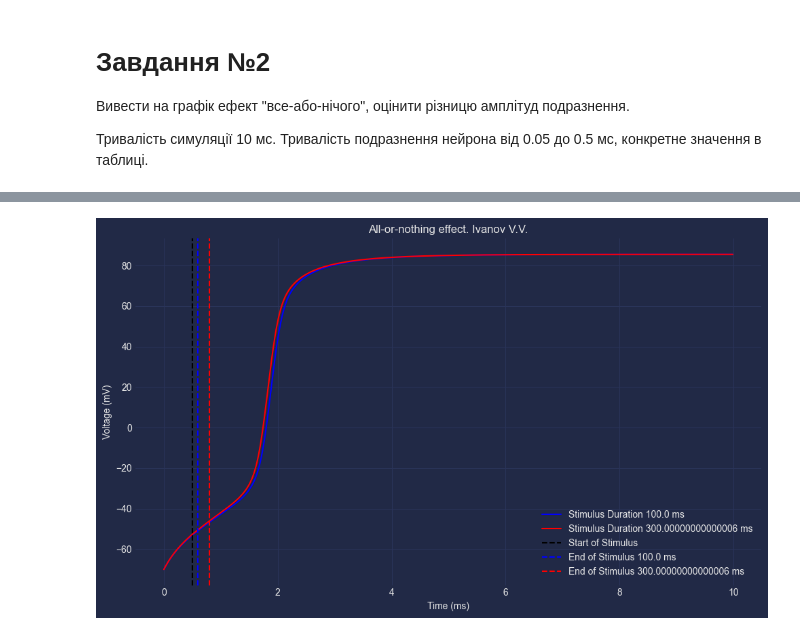
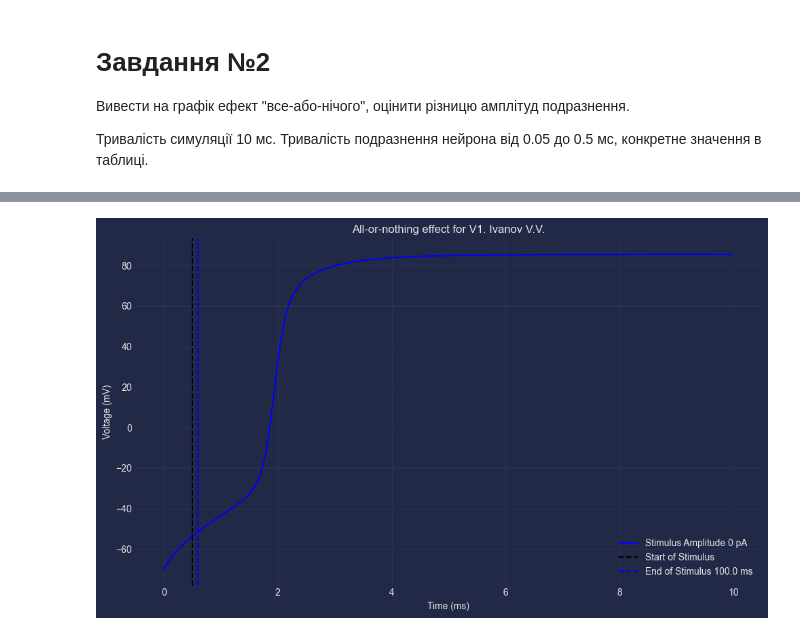
Before and after one commit to VAlduinV/KPI_tasks, a Jupyter notebook: HW_6/Task_6.ipynb, the cells around one changed output, grey strips where cells are left out. Drawn from its saved outputs; the diff is of its cells as text; code cells hidden in the pictures.

```diff
--- a/HW_6/Task_6.ipynb
+++ b/HW_6/Task_6.ipynb
@@ -98,46 +98,103 @@ def all_or_nothing_simulation(T0, dt, stimulus_duration):
     model.I_func = lambda t: 0
     V_rest, m, h, n, time = model.simulate()
 
-    # Simulate with the first stimulus (0.1 ms duration, smaller amplitude)
-    model.I_func = lambda t: 0 if (0.5 <= t <= 0.5 + stimulus_duration) else 1
+    # Find the minimum current that does not cause an action potential
+    min_current = find_min_current_for_AP(T0, dt, stimulus_duration)
+
+    # Simulate with the first stimulus (0.1 ms duration, min_current amplitude)
+    model.I_func = lambda t: min_current if (0.5 <= t <= 0.5 + stimulus_duration) else 0
     V1, m, h, n, time = model.simulate()
     peak_amplitude1 = max(V1)  # Peak amplitude of the first response
 
-    # Simulate with the second stimulus (0.1 ms duration, larger amplitude)
-    model.I_func = lambda t: 0 if (0.5 <= t <= 0.5 + stimulus_duration) else 2
+    # Simulate with the second stimulus (0.1 ms duration, slightly larger amplitude)
+    model.I_func = lambda t: min_current + 0.1 if (0.5 <= t <= 0.5 + stimulus_duration) else 0
     V2, m, h, n, time = model.simulate()
     peak_amplitude2 = max(V2)  # Peak amplitude of the second response
 
     return V_rest, V1, V2, time, peak_amplitude1, peak_amplitude2
 
 
-def plot_all_or_nothing(V1, V2, time, stimulus_duration):
+def plot_all_or_nothing(V1, V2, time, stimulus_duration, min_current):
+    # Plot for V1
     plt.figure(figsize=(10, 6))
-
-    plt.plot(time, V1, 'b', label=f"Stimulus Duration {stimulus_duration*1000} ms")
-    plt.plot(time, V2, 'r', label=f"Stimulus Duration {(stimulus_duration+0.2)*1000} ms")
-
-    # Add vertical lines indicating the stimulus duration
+    plt.plot(time, V1, 'b', label=f"Stimulus Amplitude {round(min_current, 2)} pA")
     plt.axvline(x=0.5, color='k', linestyle='--', label='Start of Stimulus')
     plt.axvline(x=0.5 + stimulus_duration, color='b', linestyle='--', label=f'End of Stimulus {stimulus_duration*1000} ms')
-    plt.axvline(x=0.5 + stimulus_duration + 0.2, color='r', linestyle='--', label=f'End of Stimulus {(stimulus_duration+0.2)*1000} ms')
-
     plt.ylabel('Voltage (mV)')
     plt.xlabel('Time (ms)')
-    plt.title("All-or-nothing effect. Ivanov V.V.")
+    plt.title("All-or-nothing effect for V1. Ivanov V.V.")
     plt.legend()
     plt.tight_layout()
     plt.grid(True)
     plt.show()
 
+    # Plot for V2
+    plt.figure(figsize=(10, 6))
+    plt.plot(time, V2, 'r', label=f"Stimulus Amplitude {round(min_current + 0.1, 2)} pA")
+    plt.axvline(x=0.5, color='k', linestyle='--', label='Start of Stimulus')
+    plt.axvline(x=0.5 + stimulus_duration, color='b', linestyle='--', label=f'End of Stimulus {stimulus_duration*1000} ms')
+    plt.ylabel('Voltage (mV)')
+    plt.xlabel('Time (ms)')
+    plt.title("All-or-nothing effect for V2. Ivanov V.V.")
+    plt.legend()
+    plt.tight_layout()
+    plt.grid(True)
+    plt.show()
+
+
+def find_min_current_for_AP(T0, dt, stimulus_duration, threshold=-20):
+    model = HodgkinHuxleyModel(T0, dt)
+
+    min_current = 0
+    max_current = 100
+    tol = 0.1
+
+    while max_current - min_current > tol:
+        current = (min_current + max_current) / 2
+        model.I_func = lambda t: current if 0.5 <= t <= 0.5 + stimulus_duration else 0
+        V, m, h, n, time = model.simulate()
+        if max(V) > threshold:
+            max_current = current
+        else:
+            min_current = current
+
+    return min_current
+
+
+def plot_input_current(T0, dt, stimulus_duration, max_current):
+    # Defining the time array
+    time = np.arange(0, T0, dt)
+
+    # Define the input current function
+    Iin_func = lambda t: max_current if (0.5 <= t <= 0.5 + stimulus_duration) else 0
+    Iin = [Iin_func(t) for t in time]
+
+    # Plotting the input current against time
+    plt.figure(figsize=(10, 6))
+    plt.plot(time, Iin, 'g', label=f"Input Current (Iin)")
+    plt.axvline(x=0.5, color='k', linestyle='--', label='Start of Stimulus')
+    plt.axvline(x=0.5 + stimulus_duration, color='k', linestyle=':', label=f'End of Stimulus {stimulus_duration*1000} ms')
+    plt.ylabel('Input Current (pA)')
+    plt.xlabel('Time (ms)')
+    plt.title("Input Current (Iin) against Time (T). Ivanov V.V.")
+    plt.legend()
+    plt.tight_layout()
+    plt.grid(True)
+    plt.show()
+
+
 if __name__ == "__main__":
     T0 = 10
     dt = 0.01
-    stimulus_duration = 0.1  # Set the desired stimulus duration
+    stimulus_duration = 0.1  # Стимул 0.1 мс
     V_rest, V1, V2, time, peak_amplitude1, peak_amplitude2 = all_or_nothing_simulation(T0, dt, stimulus_duration)
-
+    min_current = find_min_current_for_AP(T0, dt, stimulus_duration)
     print(f"Peak Amplitude for Stimulus Duration 1: {peak_amplitude1} mV")
     print(f"Peak Amplitude for Stimulus Duration 2: {peak_amplitude2} mV")
+    print(f"Мінімальний вхідний струм, який викликає потенціал дії: {min_current} пA")
 
-    plot_all_or_nothing(V1, V2, time, stimulus_duration)
+    plot_all_or_nothing(V1, V2, time, stimulus_duration, min_current)
+    max_current_value = 90  # This value can be adjusted based on the actual simulation
+    # Calling the function to plot the graph
+    plot_input_current(T0, dt, stimulus_duration, max_current_value)
 # %% [output]
@@ -146 +204 @@ Peak Amplitude for Stimulus Duration 2: 85.55758294462143 mV
-[figure, old version]
+[figure, new version]
```
Also changed, not shown: parts of 1 cell of this notebook, 2 other files.
